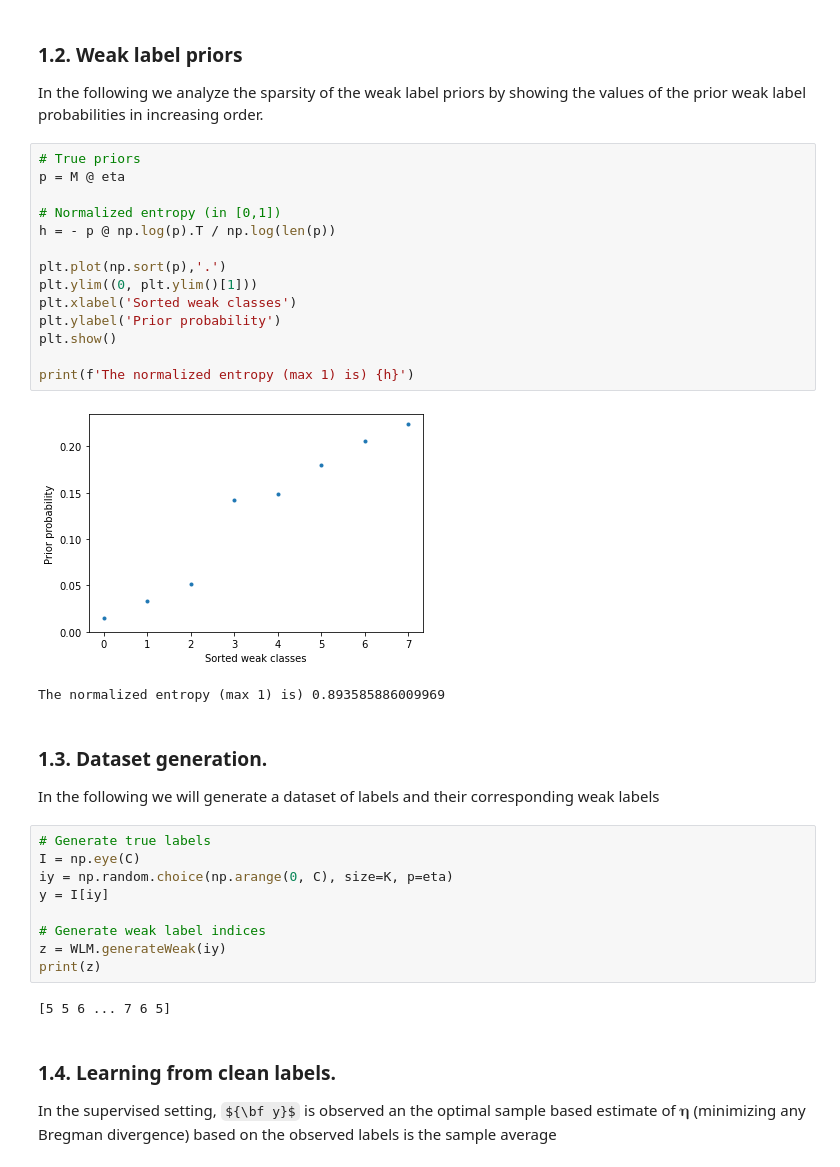
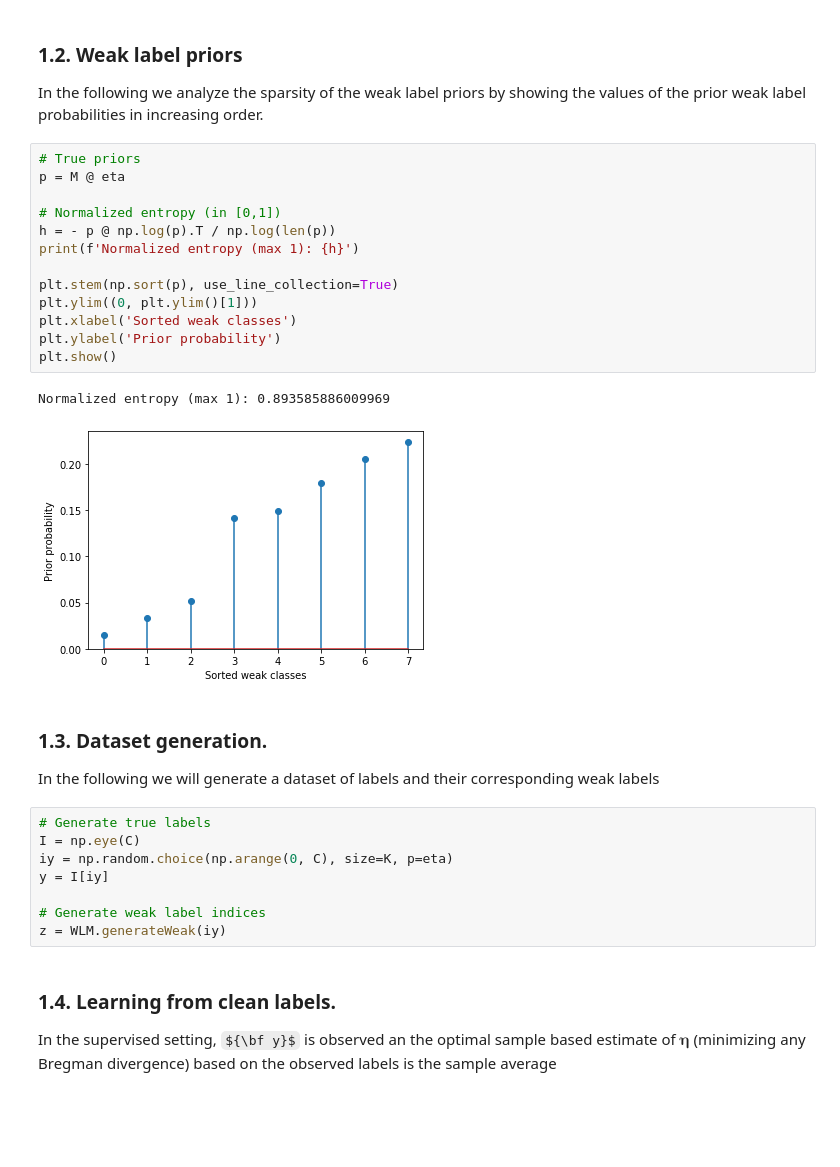
Before and after one commit to Orieus/WeakLabelModel, a Jupyter notebook: WL01_VirtualLabels_vs_ML.ipynb, the cells around one changed output. Saved outputs shown, nothing was run; the diff lists cells and outputs as text; some formulas as TeX source; blank space fills up the shorter version.

```diff
--- a/WL01_VirtualLabels_vs_ML.ipynb
+++ b/WL01_VirtualLabels_vs_ML.ipynb
@@ -120,20 +121,19 @@ In the following we analyze the sparsity of the weak label priors by showing the
 # %%
 # True priors
 p = M @ eta
 
 # Normalized entropy (in [0,1])
 h = - p @ np.log(p).T / np.log(len(p))
+print(f'Normalized entropy (max 1): {h}')
 
-plt.plot(np.sort(p),'.')
+plt.stem(np.sort(p), use_line_collection=True)
 plt.ylim((0, plt.ylim()[1]))
 plt.xlabel('Sorted weak classes')
 plt.ylabel('Prior probability')
 plt.show()
-
-print(f'The normalized entropy (max 1) is) {h}')
 # %% [output]
+Normalized entropy (max 1): 0.893585886009969
-[figure, old version]
+[figure, new version]
-The normalized entropy (max 1) is) 0.893585886009969
 # %% [markdown]
 ### 1.3. Dataset generation.
 
@@ -146,9 +146,6 @@ y = I[iy]
 
 # Generate weak label indices
 z = WLM.generateWeak(iy)
-print(z)
-# %% [output]
-[5 5 6 ... 7 6 5]
 # %% [markdown]
 ### 1.4. Learning from clean labels.
 
```
Also changed, not shown: parts of 17 cells of this notebook, 1 other file.
